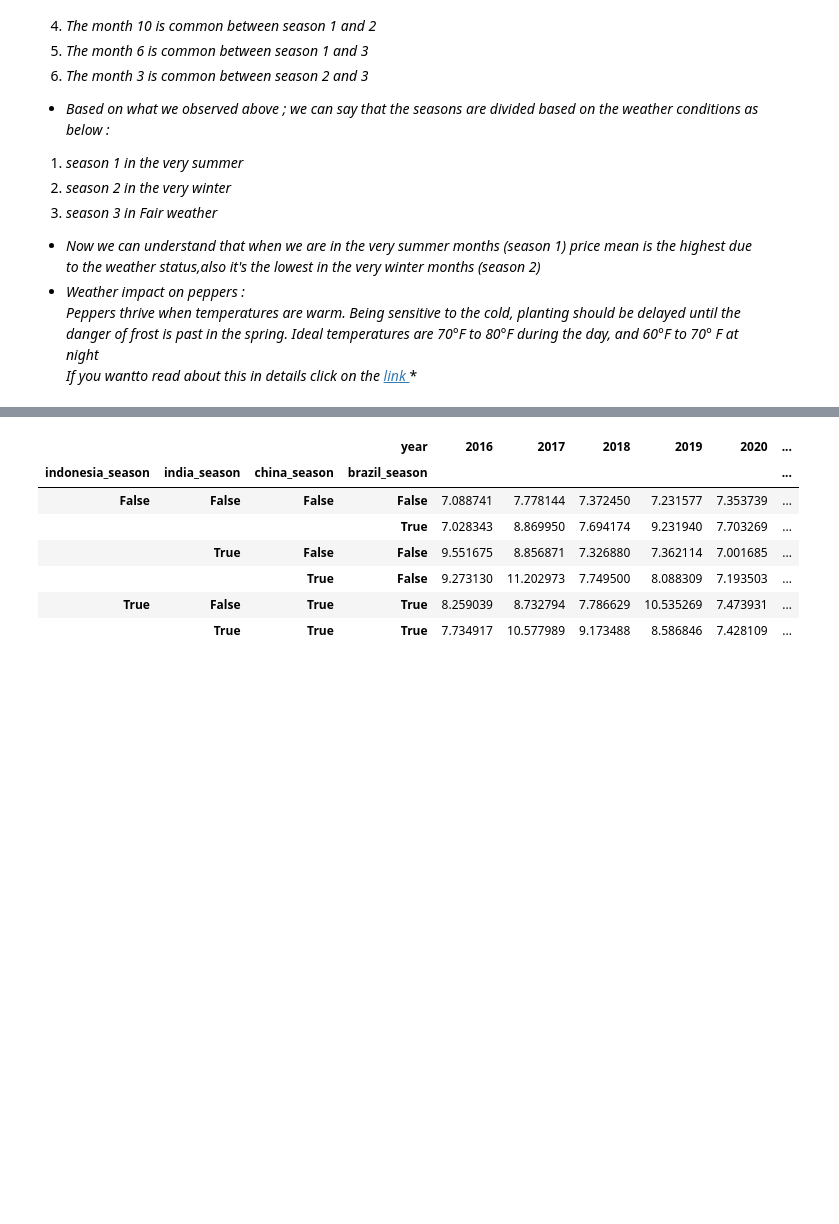
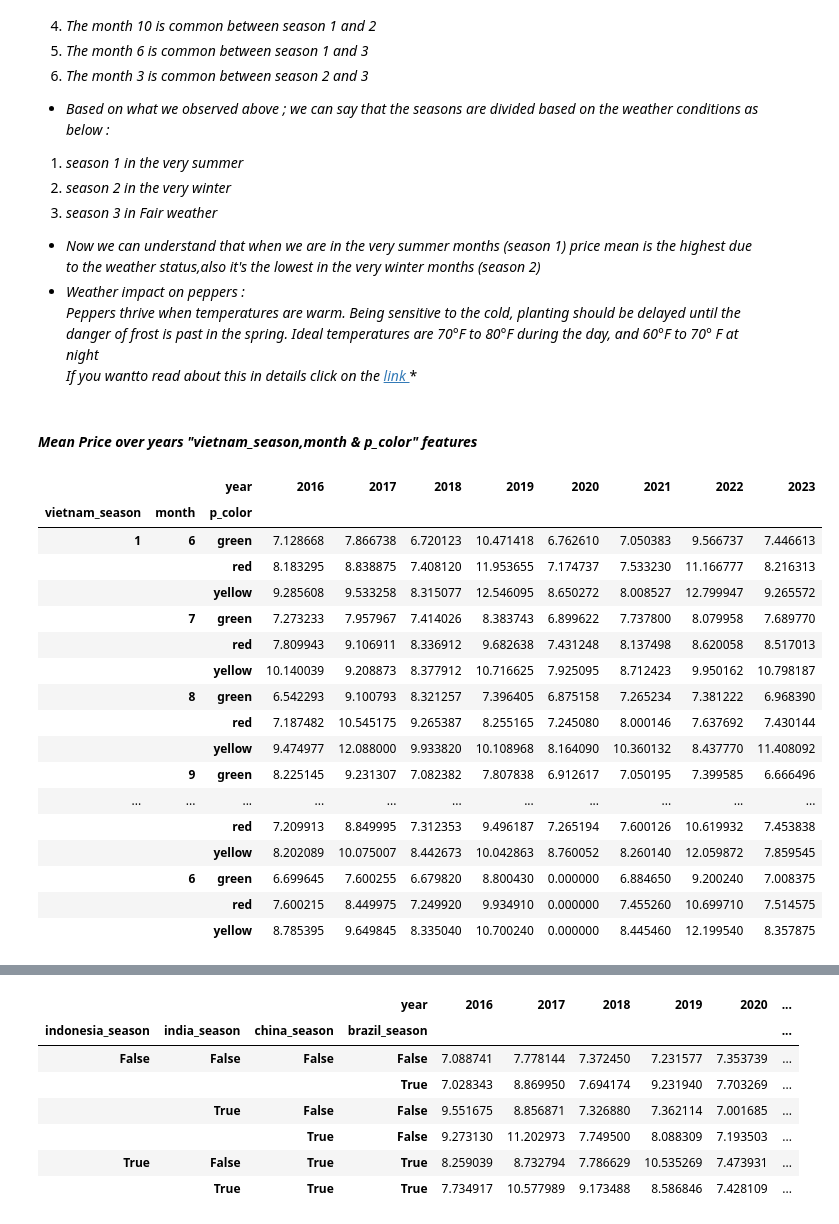
Before and after one commit to omar-ammar0/Intern_Final_Project, a Jupyter notebook: notebooks/Data_Cleaning/Task_1.ipynb, the cells around one changed output, grey strips where cells are left out. Saved outputs shown, nothing was run; the diff lists cells and outputs as text; code cells hidden in the pictures; blank space fills up the shorter version.

```diff
--- a/notebooks/Data_Cleaning/Task_1.ipynb
+++ b/notebooks/Data_Cleaning/Task_1.ipynb
@@ -249,3 +243,26 @@ pd.pivot_table(data=df,index=["vietnam_season","month"],columns="year",values="p
 * *Weather impact on peppers :*<br>
 *Peppers thrive when temperatures are warm. Being sensitive to the cold, planting should be delayed until the danger of frost is past in the spring. Ideal temperatures are 70°F to 80°F during the day, and 60°F to 70° F at night*<br>
 *If you wantto read about this in details click on the [link ](https://www.canr.msu.edu/resources/how_to_grow_peppers_part_2#:~:text=Ideal%20temperatures%20are%2070%C2%B0,often%20results%20in%20blossom%20drop.)**
+# %% [markdown]
+#### *Mean Price over years "vietnam_season,month & p_color" features*
+# %%
+pd.pivot_table(data=df,index=["vietnam_season","month","p_color"],columns="year",values="price",aggfunc="mean",fill_value=0)
+# %% [output]
+|  |  | year | 2016 | 2017 | 2018 | 2019 | 2020 | 2021 | 2022 | 2023 |
+| vietnam_season | month | p_color |  |  |  |  |  |  |  |  |
+| 1 | 6 | green | 7.128668 | 7.866738 | 6.720123 | 10.471418 | 6.762610 | 7.050383 | 9.566737 | 7.446613 |
+|  |  | red | 8.183295 | 8.838875 | 7.408120 | 11.953655 | 7.174737 | 7.533230 | 11.166777 | 8.216313 |
+|  |  | yellow | 9.285608 | 9.533258 | 8.315077 | 12.546095 | 8.650272 | 8.008527 | 12.799947 | 9.265572 |
+|  | 7 | green | 7.273233 | 7.957967 | 7.414026 | 8.383743 | 6.899622 | 7.737800 | 8.079958 | 7.689770 |
+|  |  | red | 7.809943 | 9.106911 | 8.336912 | 9.682638 | 7.431248 | 8.137498 | 8.620058 | 8.517013 |
+|  |  | yellow | 10.140039 | 9.208873 | 8.377912 | 10.716625 | 7.925095 | 8.712423 | 9.950162 | 10.798187 |
+|  | 8 | green | 6.542293 | 9.100793 | 8.321257 | 7.396405 | 6.875158 | 7.265234 | 7.381222 | 6.968390 |
+|  |  | red | 7.187482 | 10.545175 | 9.265387 | 8.255165 | 7.245080 | 8.000146 | 7.637692 | 7.430144 |
+|  |  | yellow | 9.474977 | 12.088000 | 9.933820 | 10.108968 | 8.164090 | 10.360132 | 8.437770 | 11.408092 |
+|  | 9 | green | 8.225145 | 9.231307 | 7.082382 | 7.807838 | 6.912617 | 7.050195 | 7.399585 | 6.666496 |
+| ... | ... | ... | ... | ... | ... | ... | ... | ... | ... | ... |
+|  |  | red | 7.209913 | 8.849995 | 7.312353 | 9.496187 | 7.265194 | 7.600126 | 10.619932 | 7.453838 |
+|  |  | yellow | 8.202089 | 10.075007 | 8.442673 | 10.042863 | 8.760052 | 8.260140 | 12.059872 | 7.859545 |
+|  | 6 | green | 6.699645 | 7.600255 | 6.679820 | 8.800430 | 0.000000 | 6.884650 | 9.200240 | 7.008375 |
+|  |  | red | 7.600215 | 8.449975 | 7.249920 | 9.934910 | 0.000000 | 7.455260 | 10.699710 | 7.514575 |
+|  |  | yellow | 8.785395 | 9.649845 | 8.335040 | 10.700240 | 0.000000 | 8.445460 | 12.199540 | 8.357875 |
```
Also changed, not shown: parts of 10 cells of this notebook.
